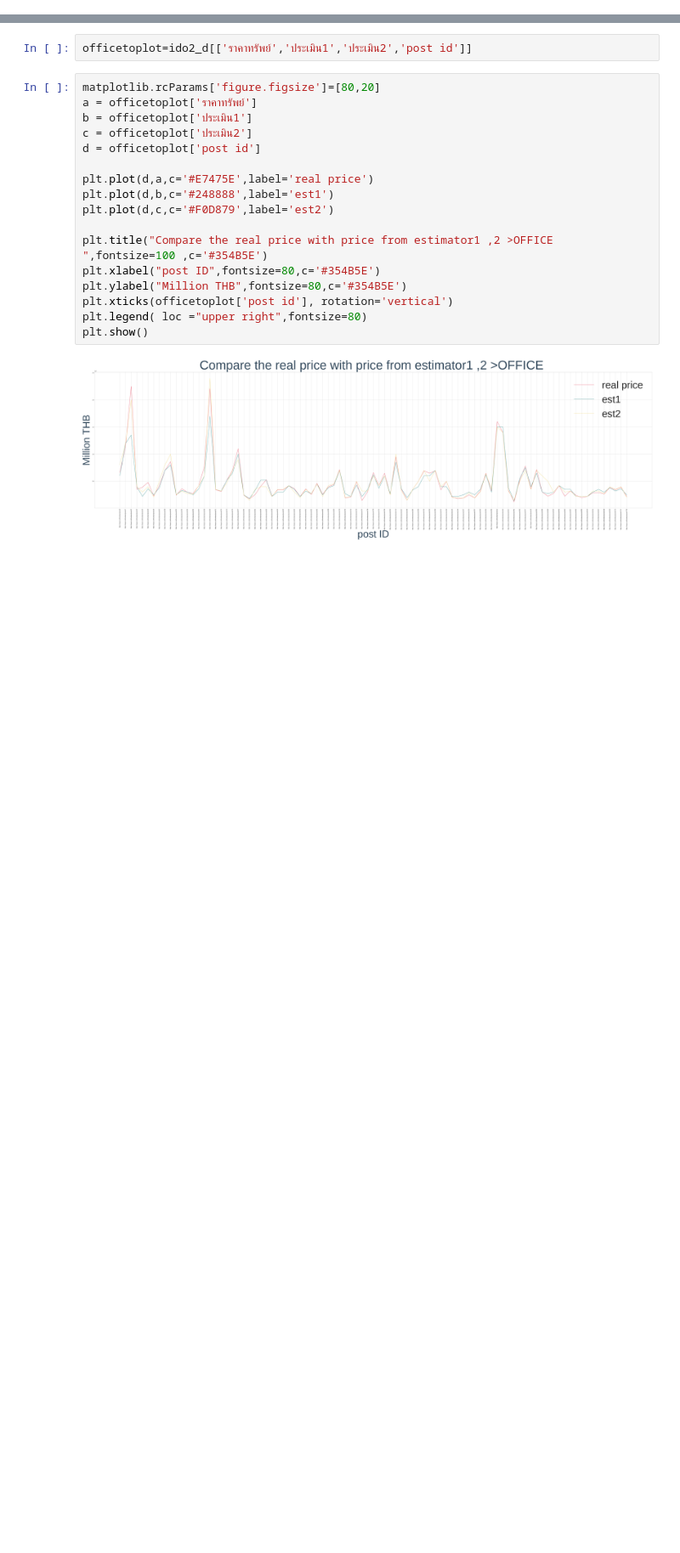
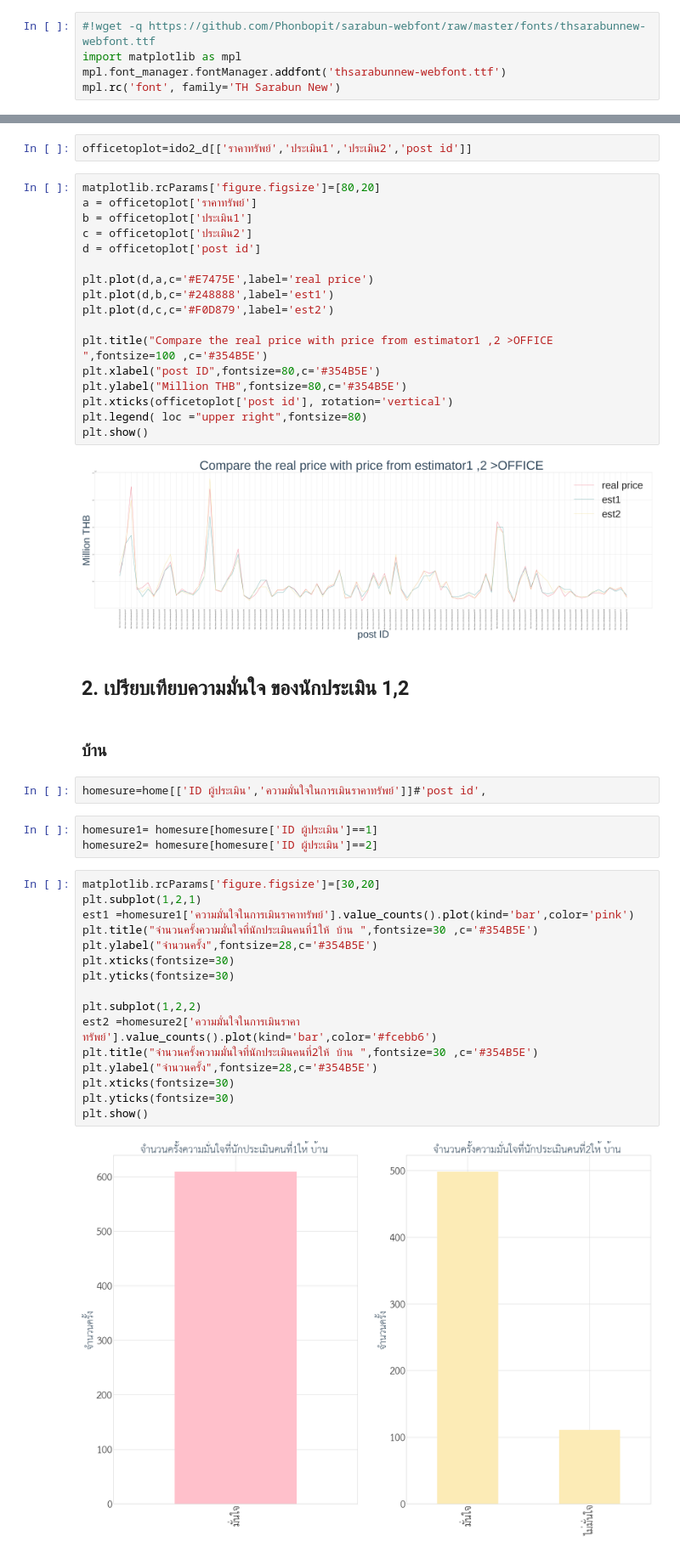
Before and after one commit to sucheerarighthere/bsc_dpdm22, a Jupyter notebook: [dataprep]Homework3.ipynb, the cells around one changed output, grey strips where cells are left out. Shown at 85% size. Drawn from its saved outputs; the diff is of its cells as text; blank space fills up the shorter version.

```diff
--- a/[dataprep]Homework3.ipynb
+++ b/[dataprep]Homework3.ipynb
@@ -417,6 +417,11 @@ figure(figsize=(8, 6), dpi=80)
 # %% [output]
 <Figure size 640x480 with 0 Axes>
 <Figure size 640x480 with 0 Axes>
+# %%
+#!wget -q https://github.com/Phonbopit/sarabun-webfont/raw/master/fonts/thsarabunnew-webfont.ttf
+import matplotlib as mpl
+mpl.font_manager.fontManager.addfont('thsarabunnew-webfont.ttf')
+mpl.rc('font', family='TH Sarabun New')
 # %% [markdown]
 
 ทด
@@ -620,3 +625,30 @@ plt.legend( loc ="upper right",fontsize=80)
 plt.show()
 # %% [output]
 [figure]
+# %% [markdown]
+## 2. เปรียบเทียบความมั่นใจ ของนักประเมิน 1,2
+# %% [markdown]
+### บ้าน
+# %%
+homesure=home[['ID ผู้ประเมิน','ความมั่นใจในการเมินราคาทรัพย์']]#'post id',
+# %%
+homesure1= homesure[homesure['ID ผู้ประเมิน']==1]
+homesure2= homesure[homesure['ID ผู้ประเมิน']==2]
+# %%
+matplotlib.rcParams['figure.figsize']=[30,20]
+plt.subplot(1,2,1)
+est1 =homesure1['ความมั่นใจในการเมินราคาทรัพย์'].value_counts().plot(kind='bar',color='pink')
+plt.title("จำนวนครั้งความมั่นใจที่นักประเมินคนที่1ให้ บ้าน ",fontsize=30 ,c='#354B5E')
+plt.ylabel("จำนวนครั้ง",fontsize=28,c='#354B5E')
+plt.xticks(fontsize=30)
+plt.yticks(fontsize=30)
+
+plt.subplot(1,2,2)
+est2 =homesure2['ความมั่นใจในการเมินราคาทรัพย์'].value_counts().plot(kind='bar',color='#fcebb6')
+plt.title("จำนวนครั้งความมั่นใจที่นักประเมินคนที่2ให้ บ้าน ",fontsize=30 ,c='#354B5E')
+plt.ylabel("จำนวนครั้ง",fontsize=28,c='#354B5E')
+plt.xticks(fontsize=30)
+plt.yticks(fontsize=30)
+plt.show()
+# %% [output]
+[figure, added]
```
Also changed, not shown: parts of 12 cells of this notebook.
